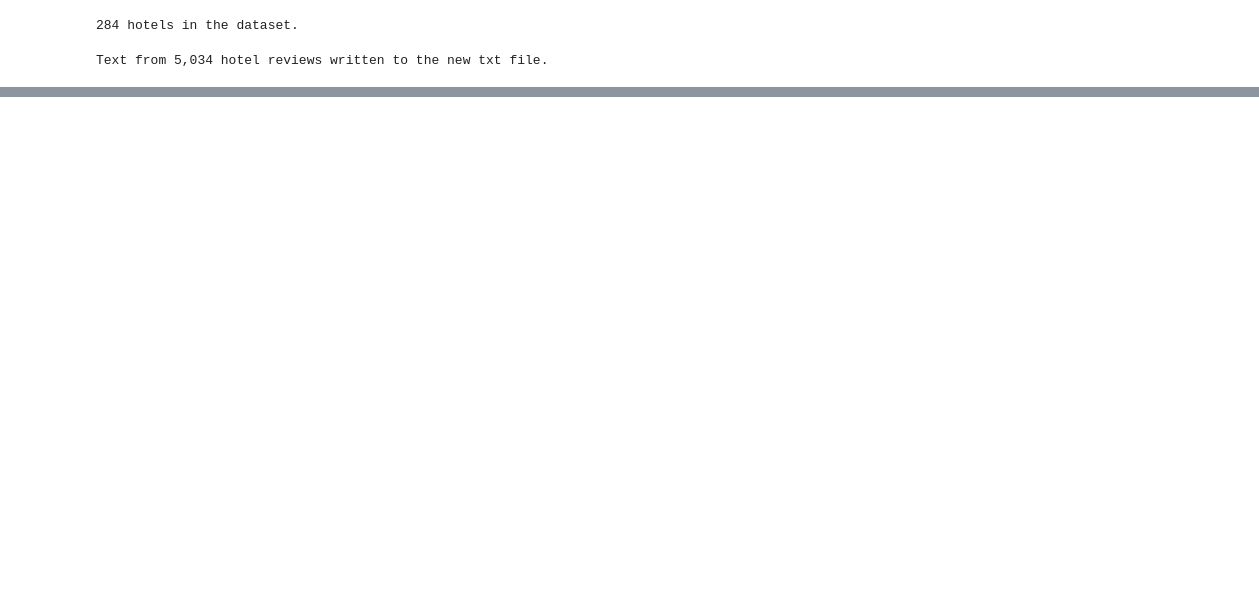
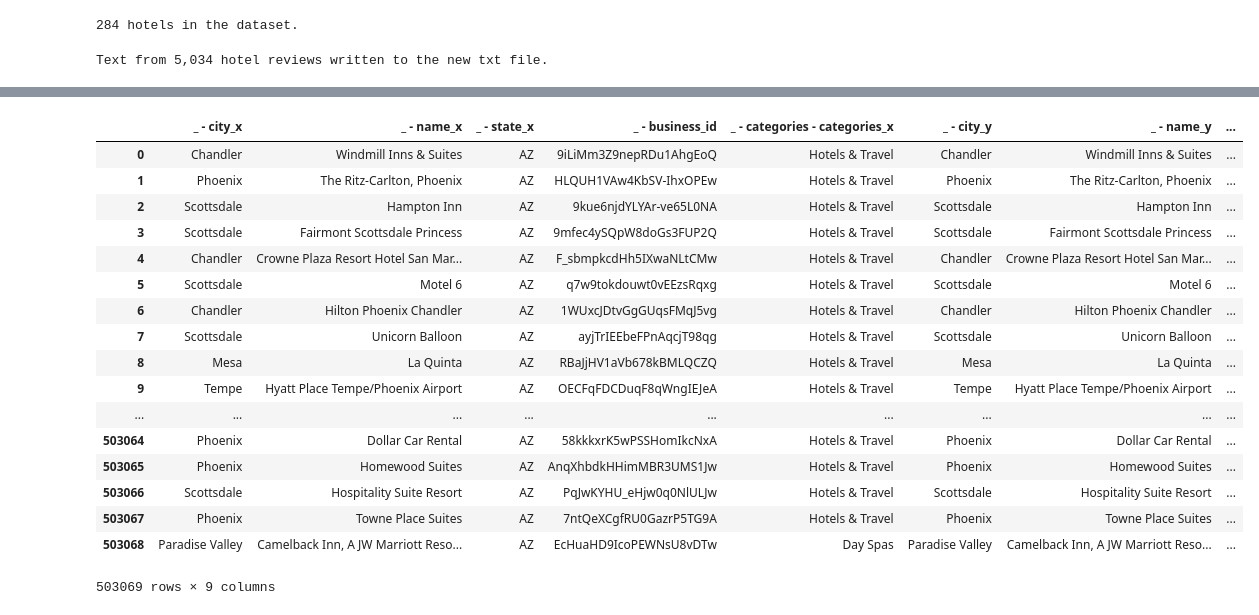
Before and after one commit to karenmasterson/Deception-Detective, a Jupyter notebook: DeceptionDectivieNLPPlusYelp.ipynb, the cells around one changed output, grey strips where cells are left out. Saved outputs shown, nothing was run; the diff lists cells and outputs as text; code cells hidden in the pictures; blank space fills up the shorter version.

```diff
--- a/DeceptionDectivieNLPPlusYelp.ipynb
+++ b/DeceptionDectivieNLPPlusYelp.ipynb
@@ -306,0 +494,2 @@ JSONDecodeError: Extra data: line 2 column 1 (char 414)
+# %%
+yelprevdf=yelprevdf.dropna(how='any')
@@ -306,0 +507,4 @@ JSONDecodeError: Extra data: line 2 column 1 (char 414)
+# %%
+#df = df.rename(columns={'oldName1': 'newName1', '_ - stars': 'stars', '_ - business_id': 'business_id'})
+yelprevdf=yelprevdf.rename(columns = {'_ - text':'text', '_ - stars': 'stars', '_ - business_id': 'business_id'})
+yelprevdf
@@ -306,0 +530,3 @@ JSONDecodeError: Extra data: line 2 column 1 (char 414)
+# %%
+yelbusdf=pd.read_csv('yelpbusiness.tsv',sep='\t')
+yelbusdf
@@ -306,0 +566,4 @@ JSONDecodeError: Extra data: line 2 column 1 (char 414)
+# %%
+#rename columns
+yelbusdf=yelbusdf.rename(columns = {'_ - city':'city', '_ - name': 'name', '_ - state':'state', '_ - business_id': 'business_id', '_ - categories - categories': 'categories'})
+yelbusdf
@@ -306,0 +638,23 @@ JSONDecodeError: Extra data: line 2 column 1 (char 414)
+# %%
+#"Inner join produces only the set of records that match in both Table A and Table B."
+#pd.merge(df_a, df_b, on='subject_id', how='inner')
+pd.merge(yelprevdf, yelbusdf, on='_ - business_id',how='inner')
+# %% [output]
+|  | _ - city_x | _ - name_x | _ - state_x | _ - business_id | _ - categories - categories_x | _ - city_y | _ - name_y | ... |
+| 0 | Chandler | Windmill Inns & Suites | AZ | 9iLiMm3Z9nepRDu1AhgEoQ | Hotels & Travel | Chandler | Windmill Inns & Suites | ... |
+| 1 | Phoenix | The Ritz-Carlton, Phoenix | AZ | HLQUH1VAw4KbSV-IhxOPEw | Hotels & Travel | Phoenix | The Ritz-Carlton, Phoenix | ... |
+| 2 | Scottsdale | Hampton Inn | AZ | 9kue6njdYLYAr-ve65L0NA | Hotels & Travel | Scottsdale | Hampton Inn | ... |
+| 3 | Scottsdale | Fairmont Scottsdale Princess | AZ | 9mfec4ySQpW8doGs3FUP2Q | Hotels & Travel | Scottsdale | Fairmont Scottsdale Princess | ... |
+| 4 | Chandler | Crowne Plaza Resort Hotel San Mar... | AZ | F_sbmpkcdHh5IXwaNLtCMw | Hotels & Travel | Chandler | Crowne Plaza Resort Hotel San Mar... | ... |
+| 5 | Scottsdale | Motel 6 | AZ | q7w9tokdouwt0vEEzsRqxg | Hotels & Travel | Scottsdale | Motel 6 | ... |
+| 6 | Chandler | Hilton Phoenix Chandler | AZ | 1WUxcJDtvGgGUqsFMqJ5vg | Hotels & Travel | Chandler | Hilton Phoenix Chandler | ... |
+| 7 | Scottsdale | Unicorn Balloon | AZ | ayjTrIEEbeFPnAqcjT98qg | Hotels & Travel | Scottsdale | Unicorn Balloon | ... |
+| 8 | Mesa | La Quinta | AZ | RBaJjHV1aVb678kBMLQCZQ | Hotels & Travel | Mesa | La Quinta | ... |
+| 9 | Tempe | Hyatt Place Tempe/Phoenix Airport | AZ | OECFqFDCDuqF8qWngIEJeA | Hotels & Travel | Tempe | Hyatt Place Tempe/Phoenix Airport | ... |
+| ... | ... | ... | ... | ... | ... | ... | ... | ... |
+| 503064 | Phoenix | Dollar Car Rental | AZ | 58kkkxrK5wPSSHomIkcNxA | Hotels & Travel | Phoenix | Dollar Car Rental | ... |
+| 503065 | Phoenix | Homewood Suites | AZ | AnqXhbdkHHimMBR3UMS1Jw | Hotels & Travel | Phoenix | Homewood Suites | ... |
+| 503066 | Scottsdale | Hospitality Suite Resort | AZ | PqJwKYHU_eHjw0q0NlULJw | Hotels & Travel | Scottsdale | Hospitality Suite Resort | ... |
+| 503067 | Phoenix | Towne Place Suites | AZ | 7ntQeXCgfRU0GazrP5TG9A | Hotels & Travel | Phoenix | Towne Place Suites | ... |
+| 503068 | Paradise Valley | Camelback Inn, A JW Marriott Reso... | AZ | EcHuaHD9IcoPEWNsU8vDTw | Day Spas | Paradise Valley | Camelback Inn, A JW Marriott Reso... | ... |
+503069 rows × 9 columns
```
Also changed, not shown: parts of 38 cells of this notebook.
